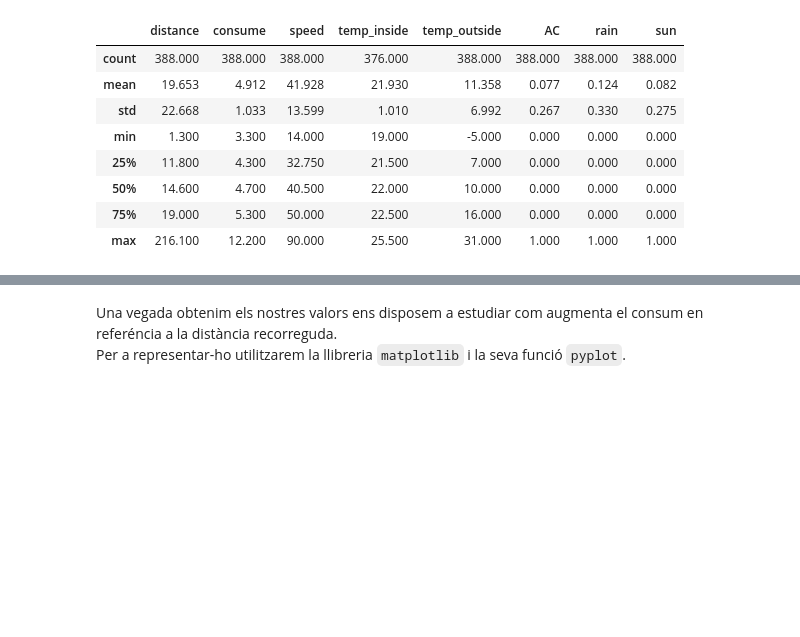
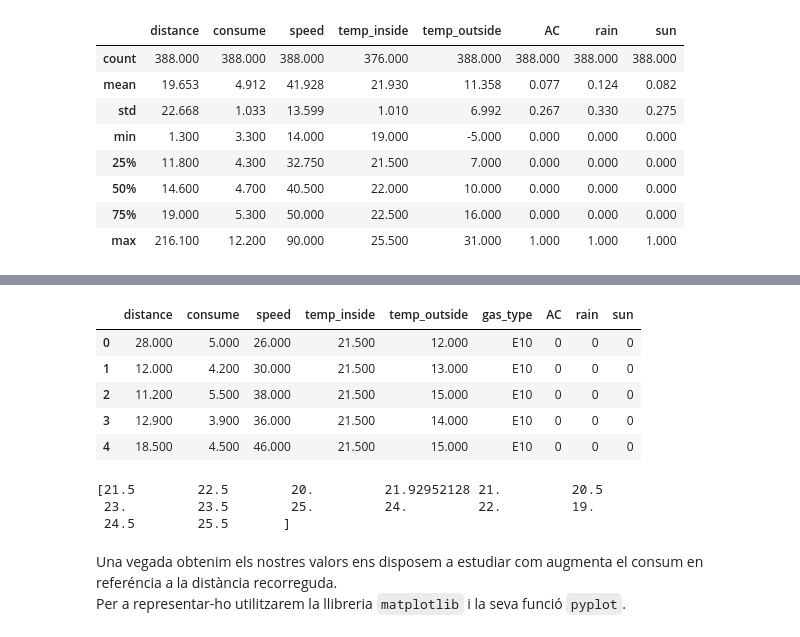
Before and after one commit to TheRospetit/ApC_Practica_1, a Jupyter notebook: Practica1-Regressio-GEI/Practica1-Regressio2022-GEI.ipynb, the cells around one changed output, grey strips where cells are left out. Drawn from its saved outputs; the diff is of its cells as text; code cells hidden in the pictures; blank space fills up the shorter version.

Commit message:
Fill blanks & Delete columnas
Rellenemos aquellos valores en los que tenemos algún nan y eliminamos aquellas columnas con demasiados d estos

```diff
--- a/Practica1-Regressio-GEI/Practica1-Regressio2022-GEI.ipynb
+++ b/Practica1-Regressio-GEI/Practica1-Regressio2022-GEI.ipynb
@@ -222,3 +247,26 @@ Per veure estadístiques dels atributs numèrics de la BBDD:
+# %%
+#Eliminem les columnes comentades anteriorment
+df.head()
+df.drop(['specials'], inplace=True, axis=1)
+df.drop(['refill_liters'], inplace=True, axis=1)
+df.drop(['refill_gas'], inplace=True, axis=1)
+
+#Substituïm els valors de temp_inside
+df['temp_inside'] = df['temp_inside'].replace(['nan'], df['temp_inside'].mean())
+df.head()
+# %% [output]
+|  | distance | consume | speed | temp_inside | temp_outside | gas_type | AC | rain | sun |
+| 0 | 28.000 | 5.000 | 26.000 | 21.500 | 12.000 | E10 | 0 | 0 | 0 |
+| 1 | 12.000 | 4.200 | 30.000 | 21.500 | 13.000 | E10 | 0 | 0 | 0 |
+| 2 | 11.200 | 5.500 | 38.000 | 21.500 | 15.000 | E10 | 0 | 0 | 0 |
+| 3 | 12.900 | 3.900 | 36.000 | 21.500 | 14.000 | E10 | 0 | 0 | 0 |
+| 4 | 18.500 | 4.500 | 46.000 | 21.500 | 15.000 | E10 | 0 | 0 | 0 |
+# %%
+df['temp_inside'] = df['temp_inside'].fillna(df['temp_inside'].mean())
+# %% [output]
+[21.5        22.5        20.         21.92952128 21.         20.5
+ 23.         23.5        25.         24.         22.         19.
+ 24.5        25.5       ]
 # %% [markdown]
 Una vegada obtenim els nostres valors ens disposem a estudiar com augmenta el consum en referéncia a la distància recorreguda.
 Per a representar-ho utilitzarem la llibreria `matplotlib` i la seva funció `pyplot`.
```
Also changed, not shown: parts of 8 cells of this notebook.
